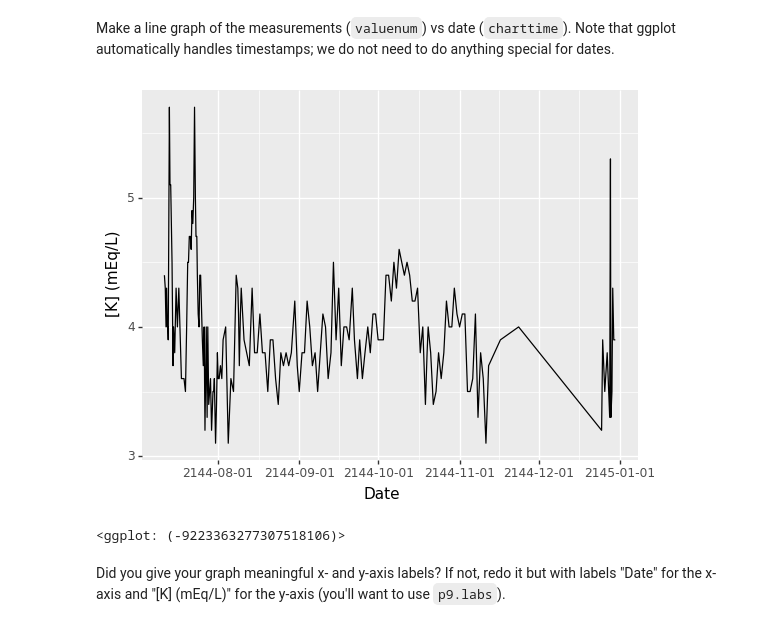
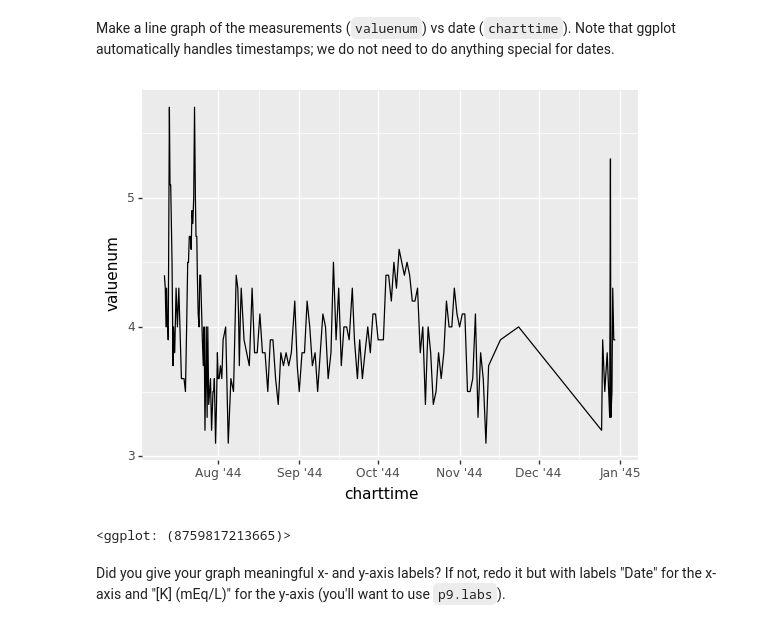
Before and after one commit to YCMI/summer-course-2020, a Jupyter notebook: python_exercises6_solutions.ipynb, the cells around one changed output. Saved outputs shown, nothing was run; the diff lists cells and outputs as text; code cells hidden in the pictures.

```diff
--- a/python_exercises6_solutions.ipynb
+++ b/python_exercises6_solutions.ipynb
@@ -71,13 +75,13 @@ p9.ggplot(patients, p9.aes(x='gender')) + p9.geom_bar()
 # %% [markdown]
 Select blood potassium concentration in mEq/L (`itemid == 50971`) for patient `40310`.
 # %%
-my_data = labevents[(labevents['subject_id'] == 40310) & (labevents['itemid'] == 50971)]
+potassium = labevents[labevents['itemid']==50971][labevents['subject_id']==40310]
 # %% [markdown]
 Make a line graph of the measurements (`valuenum`) vs date (`charttime`). Note that ggplot automatically handles timestamps; we do not need to do anything special for dates.
 # %%
-p9.ggplot(my_data, p9.aes(x='charttime', y='valuenum')) + p9.geom_line() + p9.labs(x='Date', y='[K] (mEq/L)')
+p9.ggplot(potassium) + p9.geom_line(p9.aes(x="charttime",y="valuenum",group="subject_id")) + p9.scale_x_datetime(date_breaks="1 month",date_labels="%b '%y")
 # %% [output]
-[figure, old version]
+[figure, new version]
-<ggplot: (-9223363277307518106)>
+<ggplot: (8759817213665)>
 # %% [markdown]
 Did you give your graph meaningful x- and y-axis labels? If not, redo it but with labels "Date" for the x-axis and "[K] (mEq/L)" for the y-axis (you'll want to use `p9.labs`).
```
Also changed, not shown: parts of 19 cells of this notebook, 1 other file.
